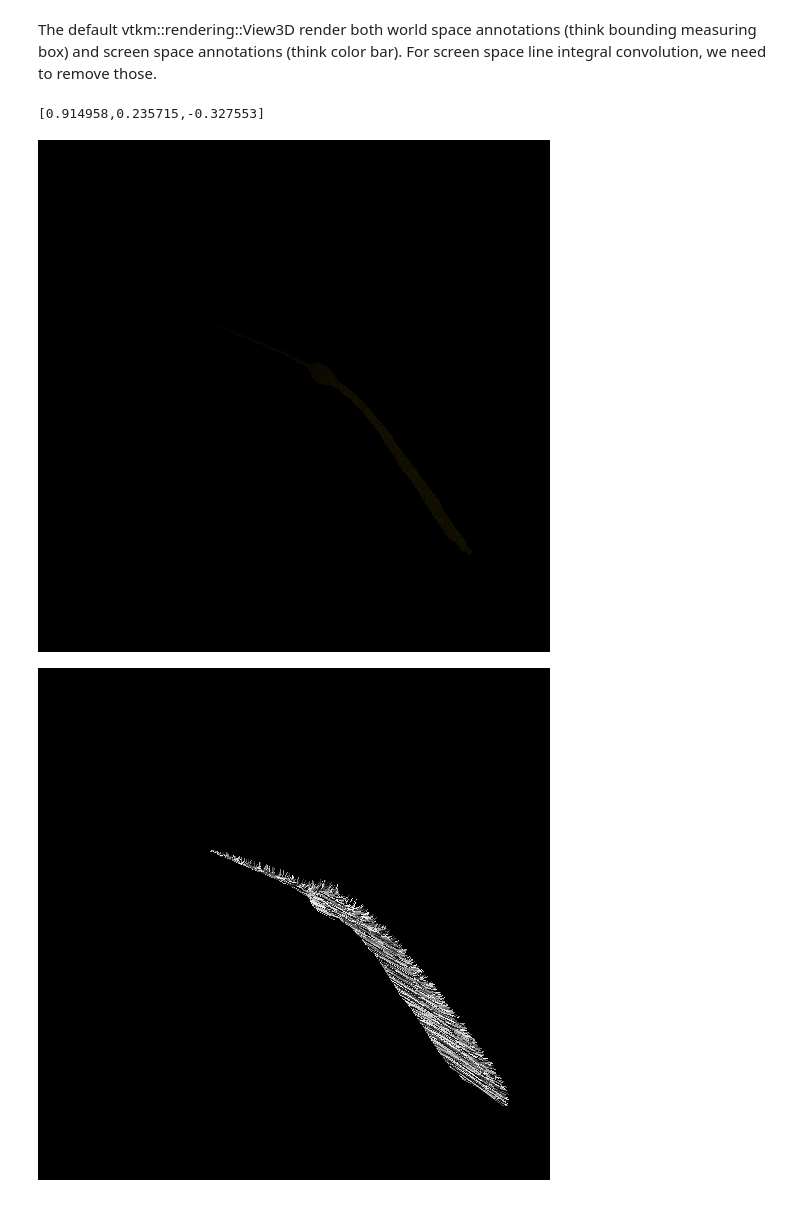
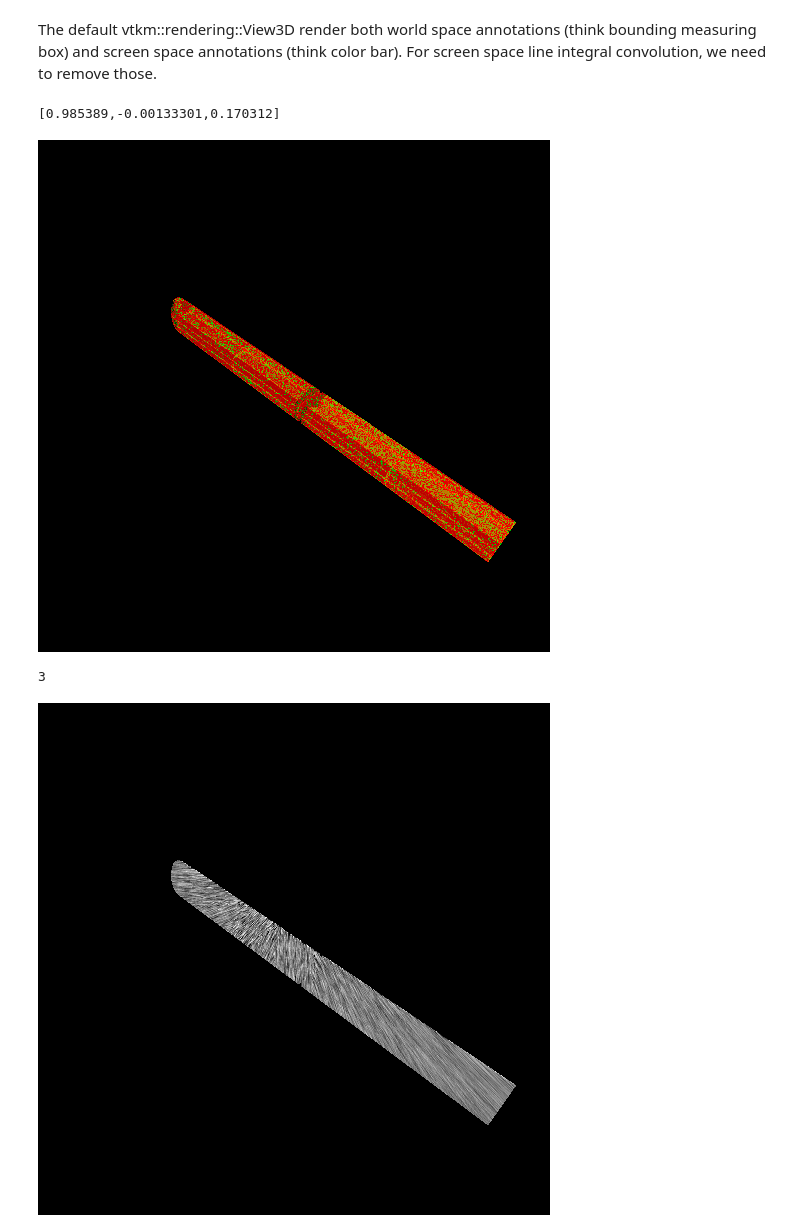
Before and after one commit to m-kim/vtkm-jupyter, a Jupyter notebook: notebooks/VTK-m Velocity Field.ipynb, the cells around one changed output. Saved outputs shown, nothing was run; the diff lists cells and outputs as text; code cells hidden in the pictures.

Commit message:
update for screenspace.

```diff
--- a/notebooks/VTK-m Velocity Field.ipynb
+++ b/notebooks/VTK-m Velocity Field.ipynb
@@ -256,7 +257,8 @@ camera = std::unique_ptr<vtkm::rendering::Camera>(new vtkm::rendering::Camera())
 view = std::unique_ptr<ViewUFLIC>(new ViewUFLIC(*scene, *mapper, *canvas, *camera, vtkm::rendering::Color(0,0,0,1), vtkm::rendering::Color(1,0,0,1)));
 
 mapper->SetShadingOn(false);
-auto ds = readVTKDataSet("edelta-velocity.vtk");
+mapper->SetStepSize(500.0);
+auto ds = readVTKDataSet("/home/mark/external/Dropbox/Presentation/ice-train-vel.vtk");
 addField(ds);
 static std::string fieldNm = "pointvar";
 
@@ -269,39 +271,49 @@ Render(*view);
     try_and_err();
 }();
 # %% [output]
-[0.914958,0.235715,-0.327553]
+[0.985389,-0.00133301,0.170312]
 # %%
 #include <xcpp/xdisplay.hpp>
-#include "ScreenSpaceLIC.h"
-[=](){
-auto try_and_err = [](){
+
+[&](){
+auto try_and_err = [&](){
 
 
 
 
 
 
     auto png = convertPng(*canvas);
 
     displayImage = std::make_unique<im::image>(png);
     xcpp::display(*displayImage);
 
     std::vector<vtkm::cont::ArrayHandle<vtkm::Vec<vtkm::Float32, 2>>> sl, sr;
 
     sr.push_back(canvas->pixelPos);
     sl.push_back(canvas->pixelPrePos);
-    ScreenSpaceLIC<VectorField< vtkm::Float32,2>, vtkm::Float32> lic(dim);
+     lic = std::unique_ptr<ScreenSpaceLIC<VectorField< vtkm::Float32,2>, vtkm::Float32>>(new ScreenSpaceLIC<VectorField< vtkm::Float32,2>, vtkm::Float32>(dim, 6.0, 1, 1));
 
-    auto outArray = lic.draw(sl, sr);
-    std::vector<std::uint8_t> png_uflic;
-    convertPng(outArray, canvas->GetWidth(), canvas->GetHeight(), png_uflic);
-      displayImage = std::make_unique<im::image>(png_uflic);
-      xcpp::display(*displayImage);
+    lic->draw(sl, sr, canvas->GetDepthBuffer());
 
 
 };
 try_and_err();
 }()
 # %% [output]
-[figure, old version]
+[figure, new version]
-[figure, removed]
+3
+# %%
+[&]()
+{
+auto try_and_err = [&]()
+{
+        std::vector<std::uint8_t> png_uflic;
+    convertPng(lic->propFieldArray[1], canvas->GetWidth(), canvas->GetHeight(), png_uflic);
+      displayImage = std::make_unique<im::image>(png_uflic);
+      xcpp::display(*displayImage);
+};
+try_and_err();
+}();
+# %% [output]
+[figure, added]
```
Also changed, not shown: parts of 4 cells of this notebook.
